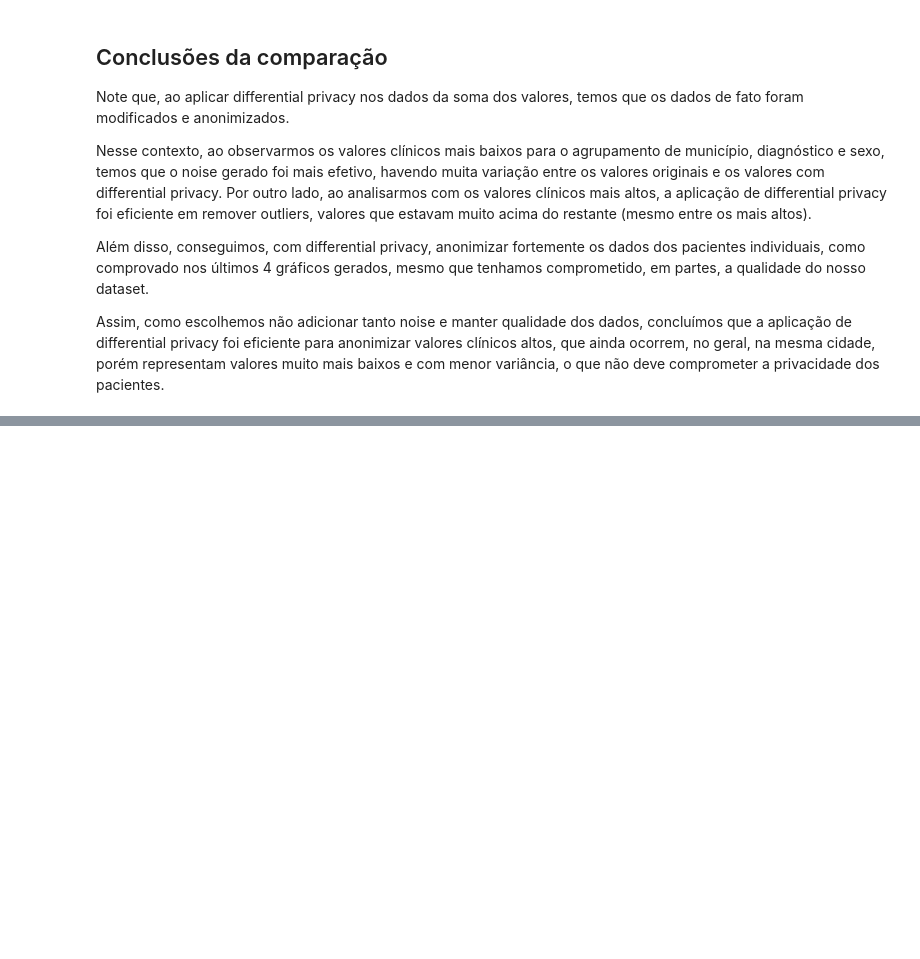
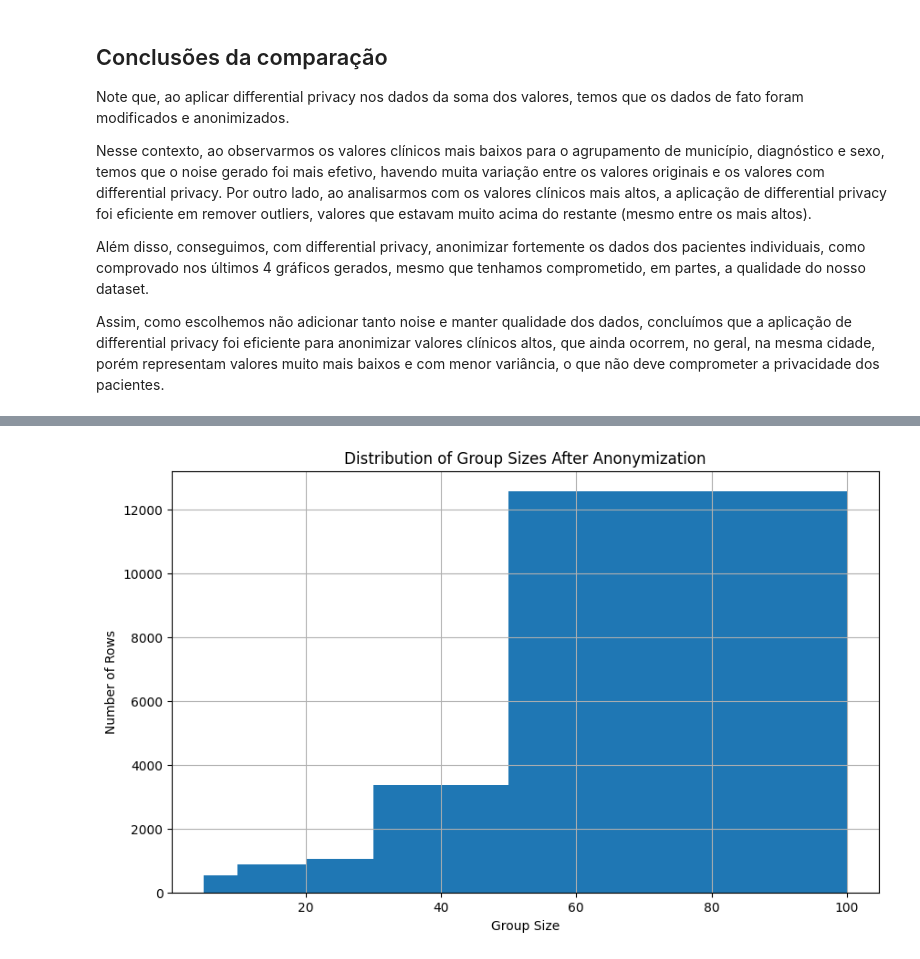
Before and after one commit to rodrigocmichelassi/health-privacy, a Jupyter notebook: health_privacy.ipynb, the cells around one changed output, grey strips where cells are left out. Saved outputs shown, nothing was run; the diff lists cells and outputs as text; code cells hidden in the pictures; blank space fills up the shorter version.

```diff
--- a/health_privacy.ipynb
+++ b/health_privacy.ipynb
@@ -766,0 +778,9 @@ Assim, como escolhemos não adicionar tanto noise e manter qualidade dos dados,
+# %%
+data_df['NascAno'] = pd.to_datetime(data_df['NASC'], errors='coerce').dt.year
+data_df['NascDec'] = (data_df['NascAno'] // 20) * 20
+
+data_df['Cep2'] = data_df['CEP'].astype(str).str[:2]
+
+data_df['Sexo'] = data_df['SEXO'].astype(str).str.strip()
+
+data_df[['Sexo', 'NascDec', 'Cep2', 'MUNIC_RES', 'DIAG_PRINC']].head()
@@ -766,0 +796,8 @@ Assim, como escolhemos não adicionar tanto noise e manter qualidade dos dados,
+# %%
+k = 3
+
+grouped = data_df.groupby(['MUNIC_RES', 'Sexo', 'NascDec', 'Cep2']).size().reset_index(name='count')
+
+violations = grouped[grouped['count'] < k]
+print(f"Number of violating groups: {len(violations)}")
+violations.head()
@@ -766,0 +812,9 @@ Assim, como escolhemos não adicionar tanto noise e manter qualidade dos dados,
+# %%
+# Cria a coluna com o tamanho do grupo
+data_df['group_size'] = data_df.groupby(['MUNIC_RES', 'Sexo', 'NascDec', 'Cep2'])['Sexo'].transform('count')
+
+# Filtra apenas os grupos com pelo menos k registros
+df2 = data_df[data_df['group_size'] >= k]
+
+# Remove a coluna auxiliar
+df2 = df2.drop(columns=['group_size'])
@@ -766,0 +898,10 @@ Assim, como escolhemos não adicionar tanto noise e manter qualidade dos dados,
+# %%
+plt.figure(figsize=(10,6))
+df2['group_size_after'].hist(bins=[5,10,20,30,50,100])
+plt.title('Distribution of Group Sizes After Anonymization')
+plt.xlabel('Group Size')
+plt.ylabel('Number of Rows')
+plt.grid(True)
+plt.show()
+# %% [output]
+[figure, added]
```
Also changed, not shown: parts of 24 cells of this notebook, 1 other file.
